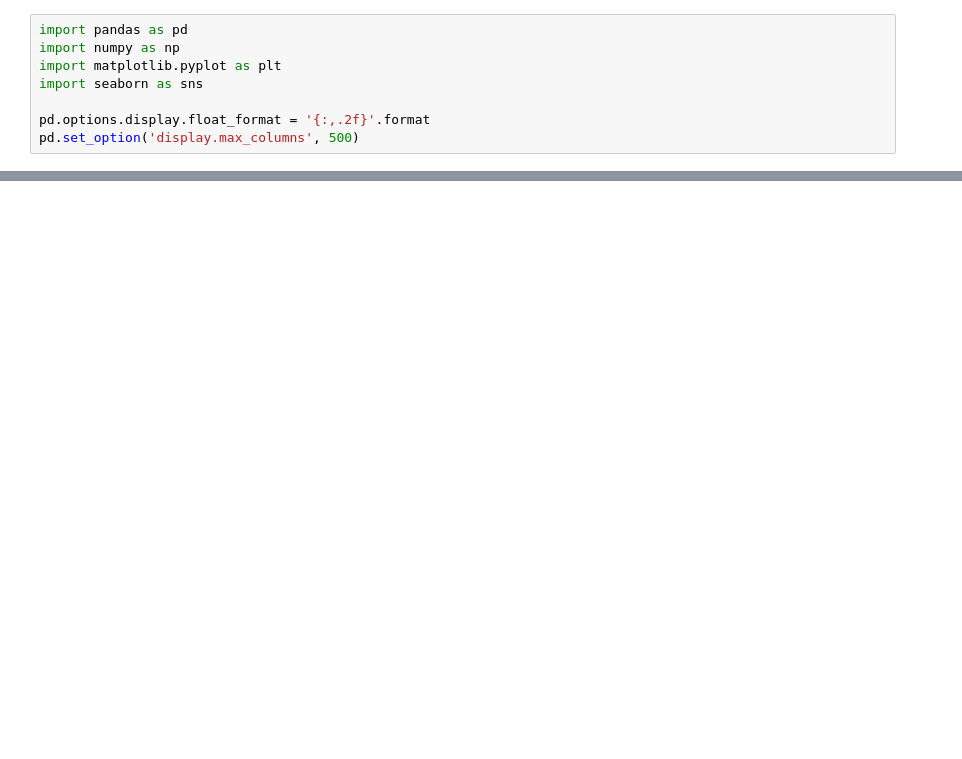
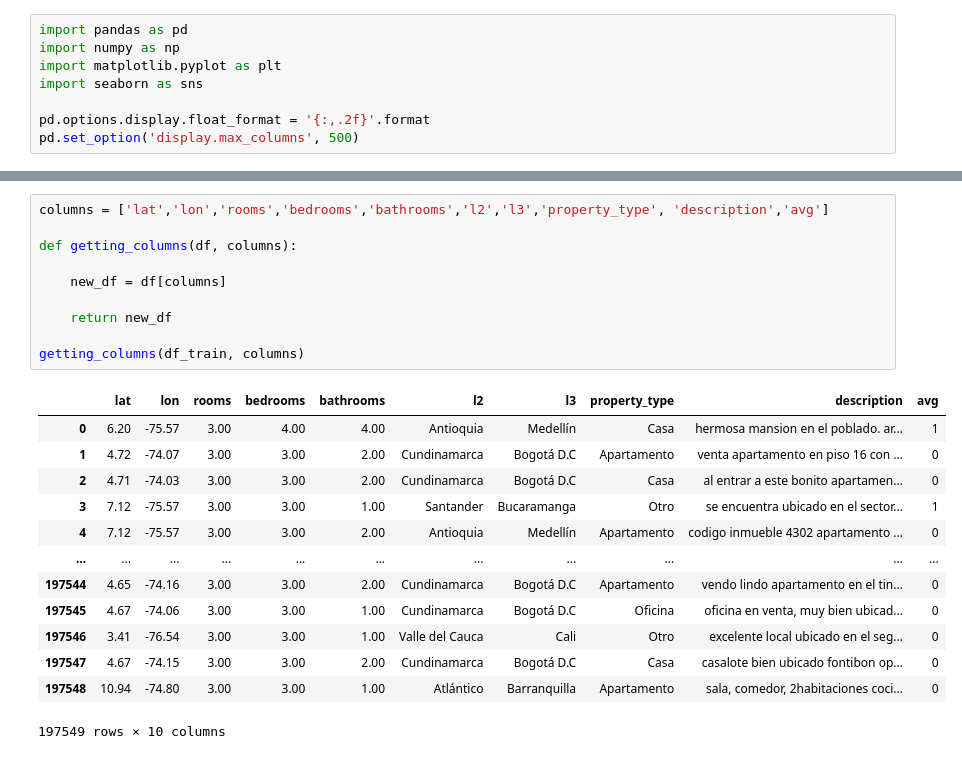
Before and after one commit to khorneflakes-dev/Henry-Datathon-Machine-Learning, a Jupyter notebook: app.ipynb, the cells around one changed output, grey strips where cells are left out. Drawn from its saved outputs; the diff is of its cells as text; blank space fills up the shorter version.

```diff
--- a/app.ipynb
+++ b/app.ipynb
@@ -133,0 +170,24 @@ predict = bosque.predict()
+# %%
+columns = ['lat','lon','rooms','bedrooms','bathrooms','l2','l3','property_type', 'description','avg']
+
+def getting_columns(df, columns):
+
+    new_df = df[columns]
+
+    return new_df
+
+getting_columns(df_train, columns)
+# %% [output]
+|  | lat | lon | rooms | bedrooms | bathrooms | l2 | l3 | property_type | description | avg |
+| 0 | 6.20 | -75.57 | 3.00 | 4.00 | 4.00 | Antioquia | Medellín | Casa | hermosa mansion en el poblado. ar... | 1 |
+| 1 | 4.72 | -74.07 | 3.00 | 3.00 | 2.00 | Cundinamarca | Bogotá D.C | Apartamento | venta apartamento en piso 16 con ... | 0 |
+| 2 | 4.71 | -74.03 | 3.00 | 3.00 | 2.00 | Cundinamarca | Bogotá D.C | Casa | al entrar a este bonito apartamen... | 0 |
+| 3 | 7.12 | -75.57 | 3.00 | 3.00 | 1.00 | Santander | Bucaramanga | Otro | se encuentra ubicado en el sector... | 1 |
+| 4 | 7.12 | -75.57 | 3.00 | 3.00 | 2.00 | Antioquia | Medellín | Apartamento | codigo inmueble 4302 apartamento ... | 0 |
+| ... | ... | ... | ... | ... | ... | ... | ... | ... | ... | ... |
+| 197544 | 4.65 | -74.16 | 3.00 | 3.00 | 2.00 | Cundinamarca | Bogotá D.C | Apartamento | vendo lindo apartamento en el tin... | 0 |
+| 197545 | 4.67 | -74.06 | 3.00 | 3.00 | 1.00 | Cundinamarca | Bogotá D.C | Oficina | oficina en venta, muy bien ubicad... | 0 |
+| 197546 | 3.41 | -76.54 | 3.00 | 3.00 | 1.00 | Valle del Cauca | Cali | Otro | excelente local ubicado en el seg... | 0 |
+| 197547 | 4.67 | -74.15 | 3.00 | 3.00 | 2.00 | Cundinamarca | Bogotá D.C | Casa | casalote bien ubicado fontibon op... | 0 |
+| 197548 | 10.94 | -74.80 | 3.00 | 3.00 | 1.00 | Atlántico | Barranquilla | Apartamento | sala, comedor, 2habitaciones coci... | 0 |
+197549 rows × 10 columns
```
Also changed, not shown: parts of 35 cells of this notebook, 2 other files.
